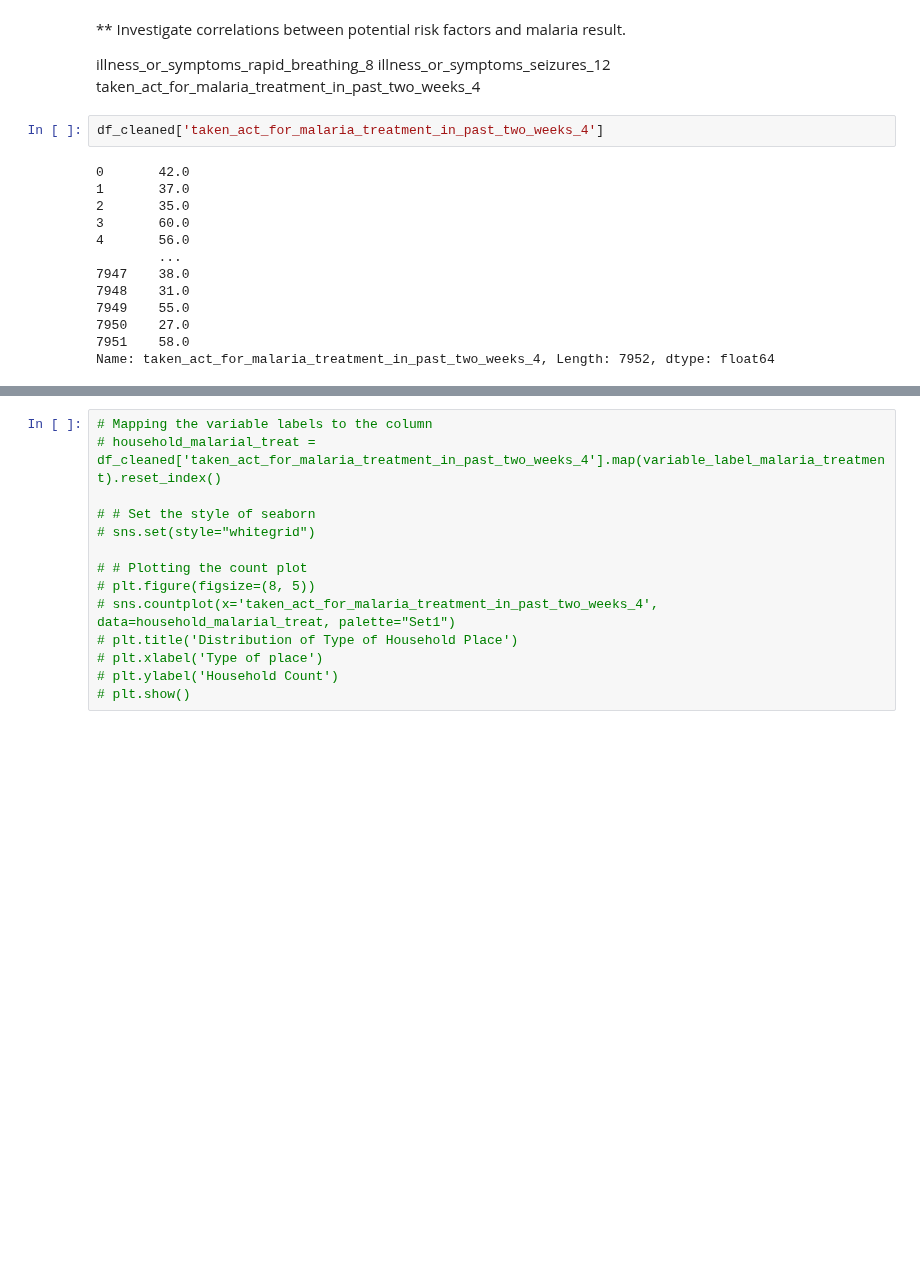
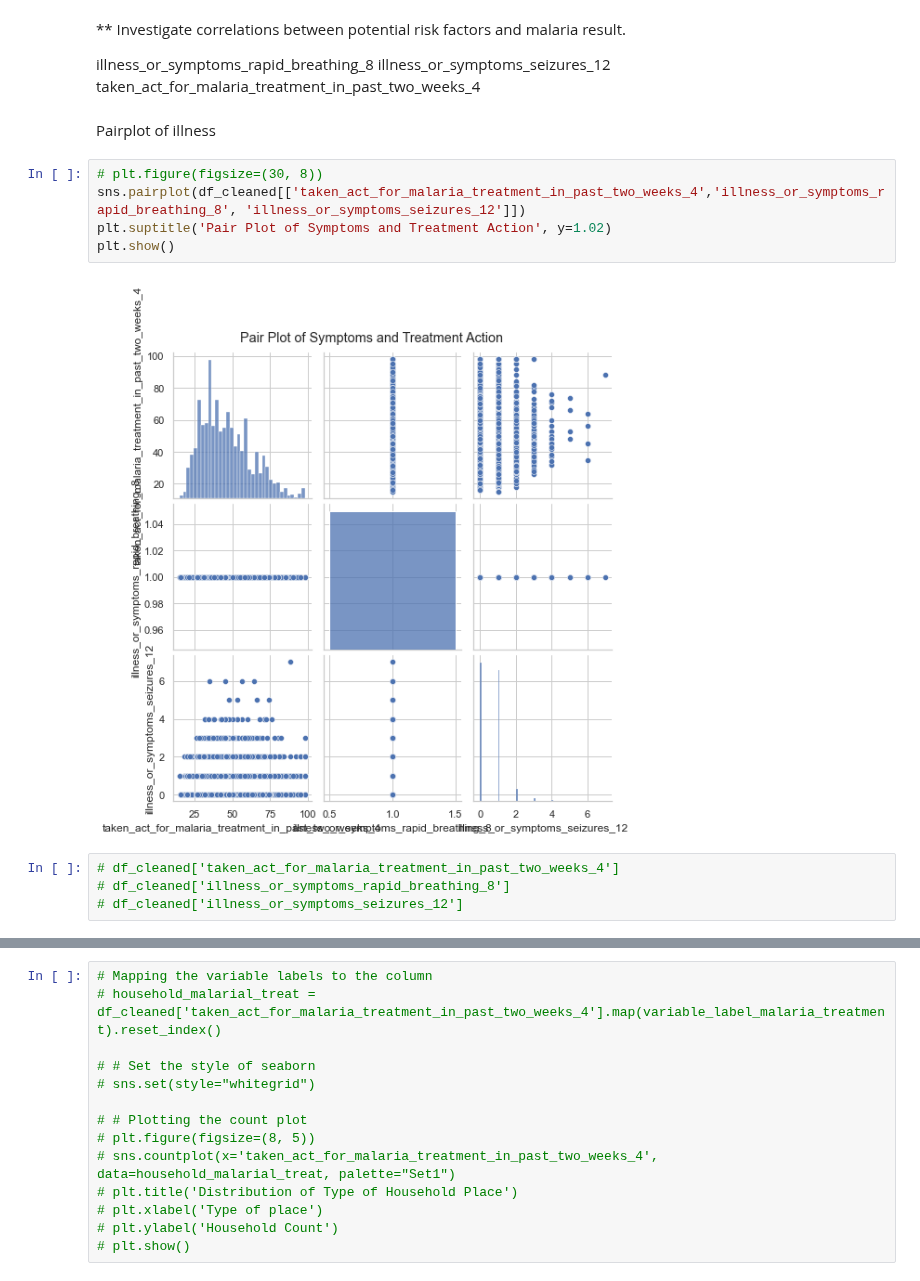
Before and after one commit to Dominic-Mu/dsc-phase-5-group-14-project, a Jupyter notebook: malaria.ipynb, the cells around one changed output, grey strips where cells are left out. Saved outputs shown, nothing was run; the diff lists cells and outputs as text; blank space fills up the shorter version.

```diff
--- a/malaria.ipynb
+++ b/malaria.ipynb
@@ -694,19 +723,17 @@ plt.show()
 illness_or_symptoms_rapid_breathing_8
 illness_or_symptoms_seizures_12
 taken_act_for_malaria_treatment_in_past_two_weeks_4
-# %%
-df_cleaned['taken_act_for_malaria_treatment_in_past_two_weeks_4']
-# %% [output]
-0       42.0
-1       37.0
-2       35.0
-3       60.0
-4       56.0
-        ...
-7947    38.0
-7948    31.0
-7949    55.0
-7950    27.0
-7951    58.0
-Name: taken_act_for_malaria_treatment_in_past_two_weeks_4, Length: 7952, dtype: float64
+# %% [markdown]
+Pairplot of illness
+# %%
+# plt.figure(figsize=(30, 8))
+sns.pairplot(df_cleaned[['taken_act_for_malaria_treatment_in_past_two_weeks_4','illness_or_symptoms_rapid_breathing_8', 'illness_or_symptoms_seizures_12']])
+plt.suptitle('Pair Plot of Symptoms and Treatment Action', y=1.02)
+plt.show()
+# %% [output]
+[figure, added]
+# %%
+# df_cleaned['taken_act_for_malaria_treatment_in_past_two_weeks_4']
+# df_cleaned['illness_or_symptoms_rapid_breathing_8']
+# df_cleaned['illness_or_symptoms_seizures_12']
 # %%
```
Also changed, not shown: parts of 17 cells of this notebook, 4 other files.
